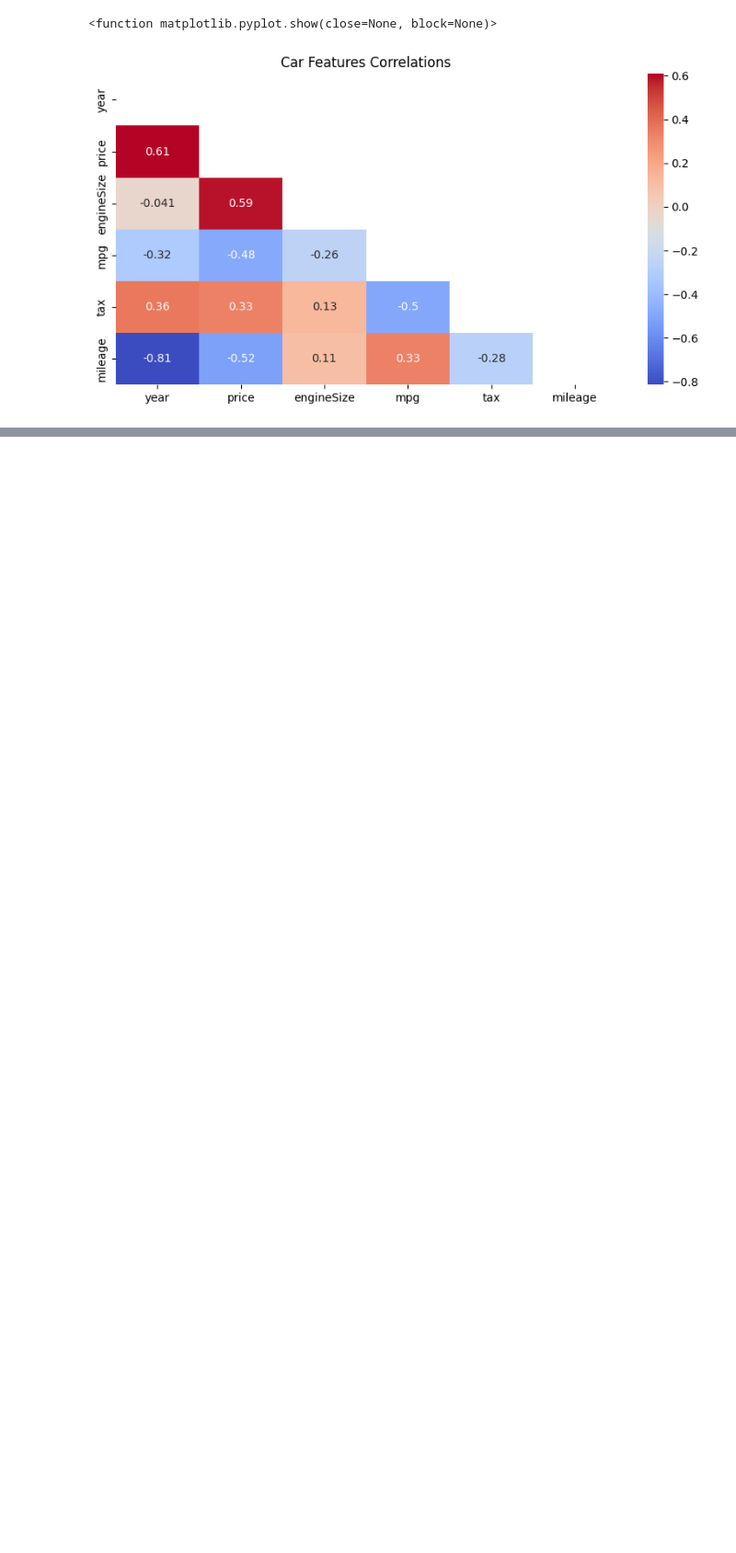
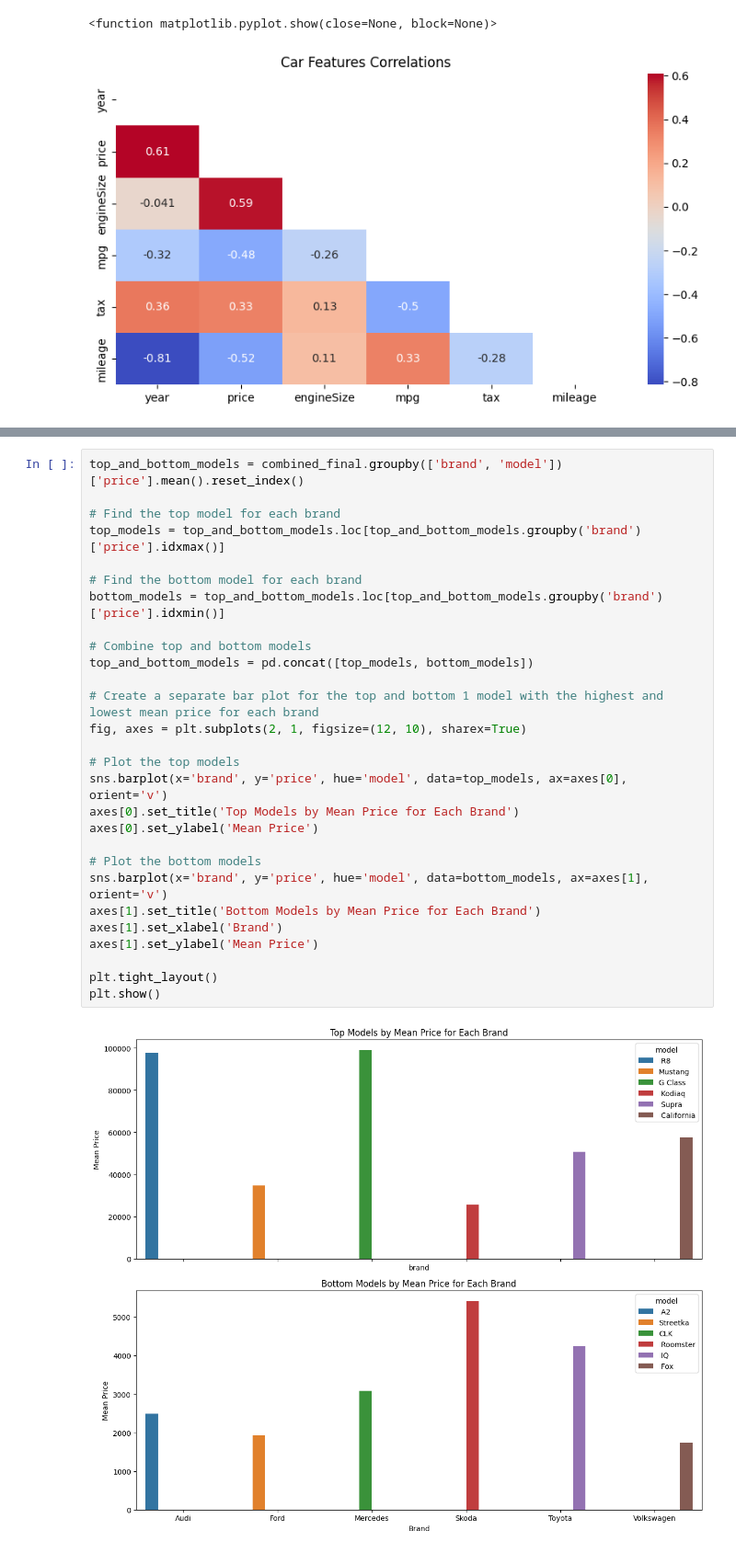
Before and after one commit to d-widyantama/ML-Regression-UsedCarsPrediction-finpro-alpha, a Jupyter notebook: 3-EDA.ipynb, the cells around one changed output, grey strips where cells are left out. Shown at 92% size. Drawn from its saved outputs; the diff is of its cells as text; blank space fills up the shorter version.

```diff
--- a/3-EDA.ipynb
+++ b/3-EDA.ipynb
@@ -202,0 +199,30 @@ From the correlation matrix, we can see that the features with the highest corre
+# %%
+top_and_bottom_models = combined_final.groupby(['brand', 'model'])['price'].mean().reset_index()
+
+# Find the top model for each brand
+top_models = top_and_bottom_models.loc[top_and_bottom_models.groupby('brand')['price'].idxmax()]
+
+# Find the bottom model for each brand
+bottom_models = top_and_bottom_models.loc[top_and_bottom_models.groupby('brand')['price'].idxmin()]
+
+# Combine top and bottom models
+top_and_bottom_models = pd.concat([top_models, bottom_models])
+
+# Create a separate bar plot for the top and bottom 1 model with the highest and lowest mean price for each brand
+fig, axes = plt.subplots(2, 1, figsize=(12, 10), sharex=True)
+
+# Plot the top models
+sns.barplot(x='brand', y='price', hue='model', data=top_models, ax=axes[0], orient='v')
+axes[0].set_title('Top Models by Mean Price for Each Brand')
+axes[0].set_ylabel('Mean Price')
+
+# Plot the bottom models
+sns.barplot(x='brand', y='price', hue='model', data=bottom_models, ax=axes[1], orient='v')
+axes[1].set_title('Bottom Models by Mean Price for Each Brand')
+axes[1].set_xlabel('Brand')
+axes[1].set_ylabel('Mean Price')
+
+plt.tight_layout()
+plt.show()
+# %% [output]
+[figure, added]
```
Also changed, not shown: parts of 20 cells of this notebook.
